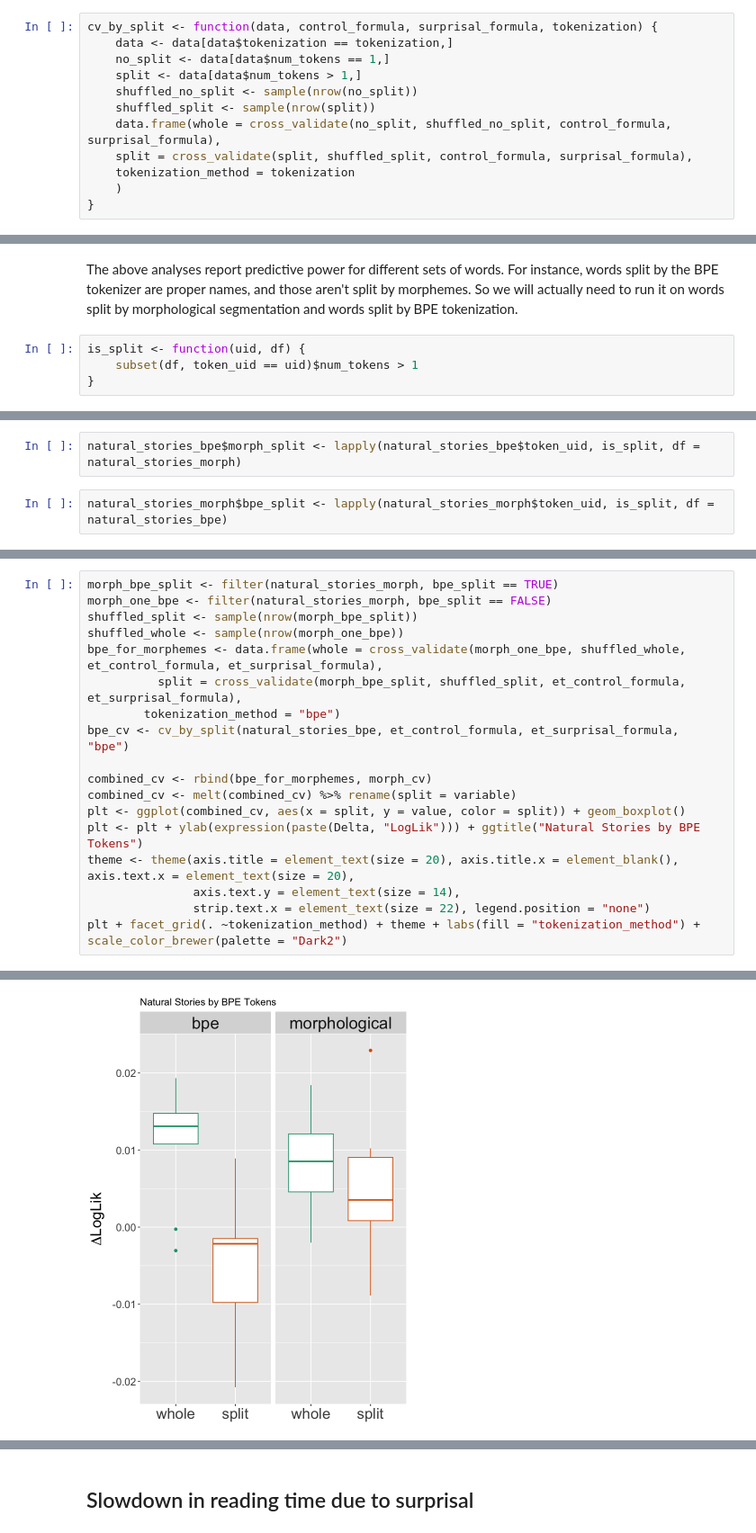
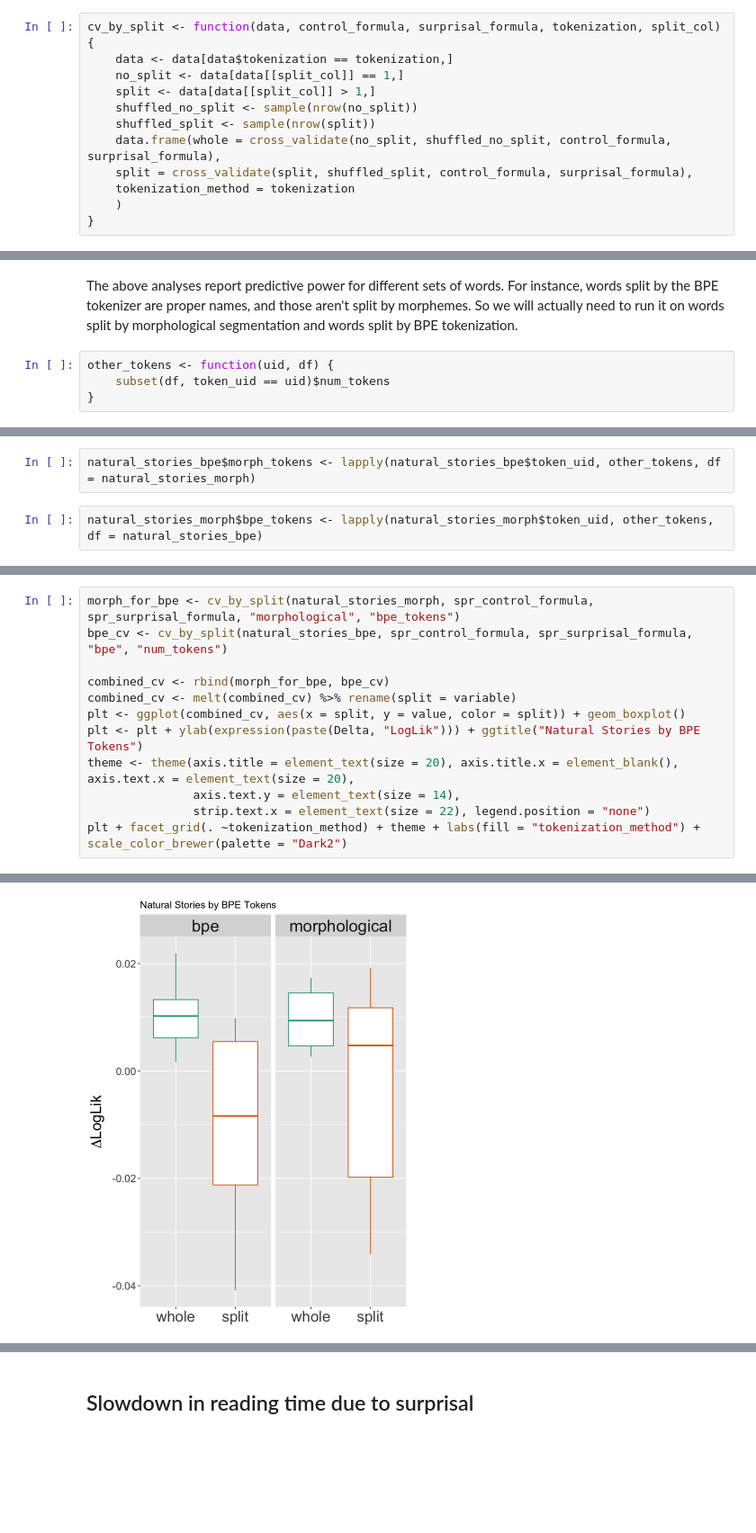
Before and after one commit to sathvikn/dl-psych-tokenization, a Jupyter notebook: regression_analysis.ipynb, the cells around one changed output, grey strips where cells are left out. Shown at 90% size. Drawn from its saved outputs; the diff is of its cells as text; blank space fills up the shorter version.

```diff
--- a/regression_analysis.ipynb
+++ b/regression_analysis.ipynb
@@ -315,10 +315,10 @@ A data.frame: 1 × 2
 | <dbl> | <dbl> |
 | 0.009270833 | 0.01269973 |
 # %%
-cv_by_split <- function(data, control_formula, surprisal_formula, tokenization) {
+cv_by_split <- function(data, control_formula, surprisal_formula, tokenization, split_col) {
     data <- data[data$tokenization == tokenization,]
-    no_split <- data[data$num_tokens == 1,]
-    split <- data[data$num_tokens > 1,]
+    no_split <- data[data[[split_col]] == 1,]
+    split <- data[data[[split_col]] > 1,]
     shuffled_no_split <- sample(nrow(no_split))
     shuffled_split <- sample(nrow(split))
     data.frame(whole = cross_validate(no_split, shuffled_no_split, control_formula, surprisal_formula),
@@ -497,7 +497,7 @@ alternative hypothesis: true location shift is greater than 0
 # %% [markdown]
 The above analyses report predictive power for different sets of words. For instance, words split by the BPE tokenizer are proper names, and those aren't split by morphemes. So we will actually need to run it on words split by morphological segmentation and words split by BPE tokenization.
 # %%
-is_split <- function(uid, df) {
-    subset(df, token_uid == uid)$num_tokens > 1
+other_tokens <- function(uid, df) {
+    subset(df, token_uid == uid)$num_tokens
 }
 # %%
@@ -507,5 +507,5 @@ dundee_morph$bpe_split <- lapply(dundee_morph$token_uid, is_split, df = dundee_b
 # %%
-natural_stories_bpe$morph_split <- lapply(natural_stories_bpe$token_uid, is_split, df = natural_stories_morph)
+natural_stories_bpe$morph_tokens <- lapply(natural_stories_bpe$token_uid, other_tokens, df = natural_stories_morph)
 # %%
-natural_stories_morph$bpe_split <- lapply(natural_stories_morph$token_uid, is_split, df = natural_stories_bpe)
+natural_stories_morph$bpe_tokens <- lapply(natural_stories_morph$token_uid, other_tokens, df = natural_stories_bpe)
 # %%
@@ -621,23 +603,17 @@ W = 51, p-value = 0.9705
 alternative hypothesis: true location shift is not equal to 0
 # %%
-morph_bpe_split <- filter(natural_stories_morph, bpe_split == TRUE)
-morph_one_bpe <- filter(natural_stories_morph, bpe_split == FALSE)
-shuffled_split <- sample(nrow(morph_bpe_split))
-shuffled_whole <- sample(nrow(morph_one_bpe))
-bpe_for_morphemes <- data.frame(whole = cross_validate(morph_one_bpe, shuffled_whole, et_control_formula, et_surprisal_formula),
-          split = cross_validate(morph_bpe_split, shuffled_split, et_control_formula, et_surprisal_formula),
-        tokenization_method = "bpe")
-bpe_cv <- cv_by_split(natural_stories_bpe, et_control_formula, et_surprisal_formula, "bpe")
+morph_for_bpe <- cv_by_split(natural_stories_morph, spr_control_formula, spr_surprisal_formula, "morphological", "bpe_tokens")
+bpe_cv <- cv_by_split(natural_stories_bpe, spr_control_formula, spr_surprisal_formula, "bpe", "num_tokens")
 
-combined_cv <- rbind(bpe_for_morphemes, morph_cv)
+combined_cv <- rbind(morph_for_bpe, bpe_cv)
 combined_cv <- melt(combined_cv) %>% rename(split = variable)
 plt <- ggplot(combined_cv, aes(x = split, y = value, color = split)) + geom_boxplot()
 plt <- plt + ylab(expression(paste(Delta, "LogLik"))) + ggtitle("Natural Stories by BPE Tokens")
 theme <- theme(axis.title = element_text(size = 20), axis.title.x = element_blank(), axis.text.x = element_text(size = 20),
                axis.text.y = element_text(size = 14),
                strip.text.x = element_text(size = 22), legend.position = "none")
 plt + facet_grid(. ~tokenization_method) + theme + labs(fill = "tokenization_method") + scale_color_brewer(palette = "Dark2")
 # %% [output]
 Using tokenization_method as id variables
-[figure, old version]
+[figure, new version]
 # %%
```
Also changed, not shown: parts of 36 cells of this notebook, 1 other file.
